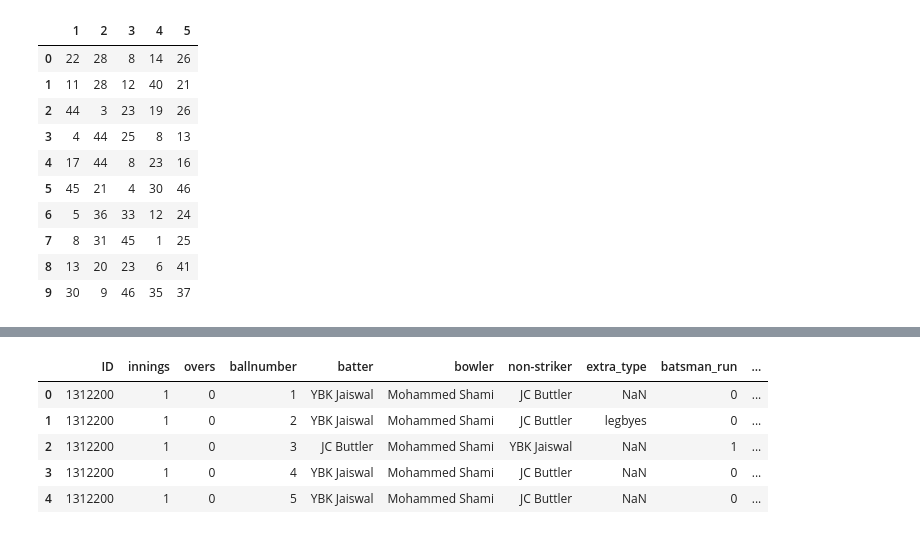
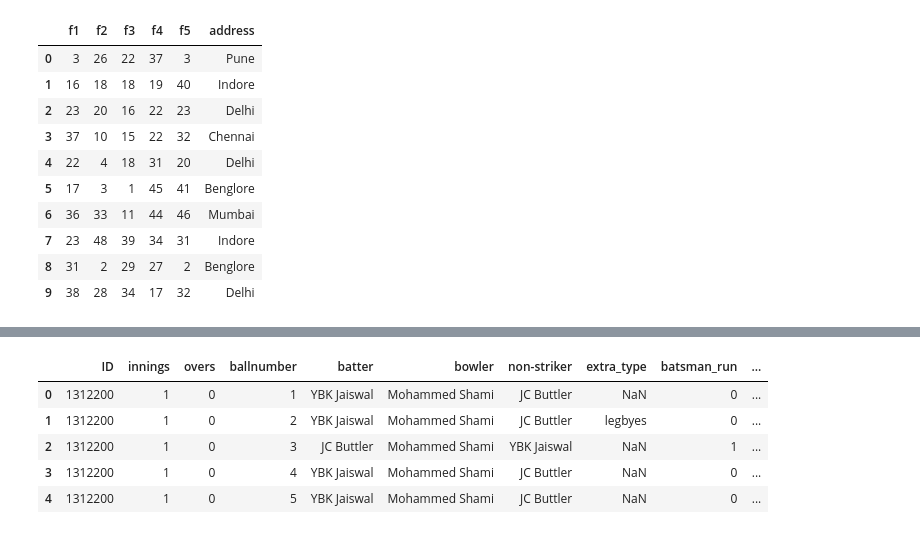
Before and after one commit to ronylpatil/deepedge_task, a Jupyter notebook: notebooks/pandas.ipynb, the cells around one changed output, grey strips where cells are left out. Drawn from its saved outputs; the diff is of its cells as text; code cells hidden in the pictures.

```diff
--- a/notebooks/pandas.ipynb
+++ b/notebooks/pandas.ipynb
@@ -2,18 +2,19 @@
 import numpy as np
 import pandas as pd
 # %%
-df = pd.DataFrame(np.random.randint(1,50,(10,5)), columns=[1,2,3,4,5])
+df = pd.DataFrame(np.random.randint(1,50,(10,5)), columns=['f1','f2','f3','f4','f5'])
+df['address'] = np.random.choice(['Delhi', 'Mumbai', 'Benglore', 'Chennai', 'Indore', 'Pune'], size = 10)
 df
 # %% [output]
-|  | 1 | 2 | 3 | 4 | 5 |
-| 0 | 22 | 28 | 8 | 14 | 26 |
-| 1 | 11 | 28 | 12 | 40 | 21 |
-| 2 | 44 | 3 | 23 | 19 | 26 |
-| 3 | 4 | 44 | 25 | 8 | 13 |
-| 4 | 17 | 44 | 8 | 23 | 16 |
-| 5 | 45 | 21 | 4 | 30 | 46 |
-| 6 | 5 | 36 | 33 | 12 | 24 |
-| 7 | 8 | 31 | 45 | 1 | 25 |
-| 8 | 13 | 20 | 23 | 6 | 41 |
-| 9 | 30 | 9 | 46 | 35 | 37 |
+|  | f1 | f2 | f3 | f4 | f5 | address |
+| 0 | 3 | 26 | 22 | 37 | 3 | Pune |
+| 1 | 16 | 18 | 18 | 19 | 40 | Indore |
+| 2 | 23 | 20 | 16 | 22 | 23 | Delhi |
+| 3 | 37 | 10 | 15 | 22 | 32 | Chennai |
+| 4 | 22 | 4 | 18 | 31 | 20 | Delhi |
+| 5 | 17 | 3 | 1 | 45 | 41 | Benglore |
+| 6 | 36 | 33 | 11 | 44 | 46 | Mumbai |
+| 7 | 23 | 48 | 39 | 34 | 31 | Indore |
+| 8 | 31 | 2 | 29 | 27 | 2 | Benglore |
+| 9 | 38 | 28 | 34 | 17 | 32 | Delhi |
 # %%
```
Also changed, not shown: parts of 23 cells of this notebook.
